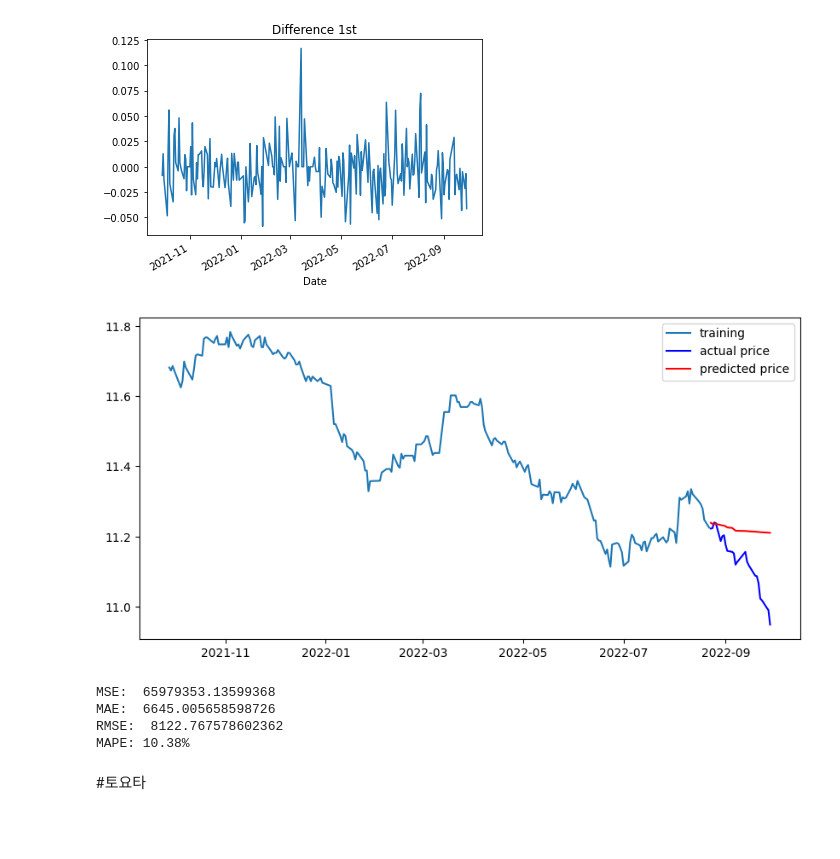
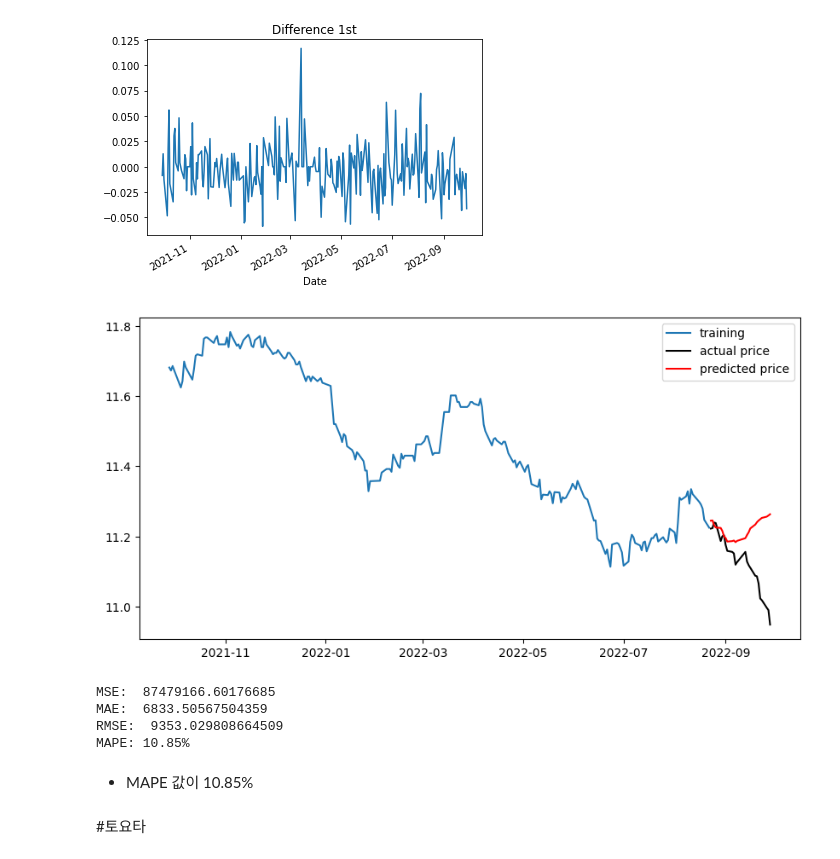
Before and after one commit to fmfmsd/Chamchee, a Jupyter notebook: Exploration/Ex4/Exploration4.ipynb, the cells around one changed output. Drawn from its saved outputs; the diff is of its cells as text; code cells hidden in the pictures; blank space fills up the shorter version.

```diff
--- a/Exploration/Ex4/Exploration4.ipynb
+++ b/Exploration/Ex4/Exploration4.ipynb
@@ -432,3 +431,13 @@ plt.show()
 # %% [output]
 [figure]
 [figure]
+# %%
+import warnings
+warnings.filterwarnings('ignore') #경고 무시
+
+from statsmodels.tsa.arima.model import ARIMA
+# Build Model
+model = ARIMA(train_data, order=(3, 0, 19)) #모수(AR상에서 절단점 p = 3, ACF기준 q값이 19)
+fitted_m = model.fit()
+
+print(fitted_m.summary())
@@ -465,19 +492,19 @@ dtype: float64
 # %%
 #Forecast : 결과가 fc에 담깁니다.
 fc = fitted_m.forecast(len(test_data), alpha=0.05)  #95% conf
 fc = np.array(fc)
 #Make as pandas series
 fc_series = pd.Series(fc, index=test_data.index)   #예측결과
 
 #Plot0
 plt.figure(figsize=(10,5), dpi=100)
 plt.plot(train_data, label='training')
-plt.plot(test_data, c='b', label='actual price')
+plt.plot(test_data, c='k', label='actual price')
 plt.plot(fc_series, c='r',label='predicted price')
 plt.legend()
 plt.show()
 # %% [output]
-[figure, old version]
+[figure, new version]
 # %%
 from sklearn.metrics import mean_squared_error, mean_absolute_error
 import math
@@ -494,10 +521,12 @@ print('RMSE: ', rmse)
 mape = np.mean(np.abs(np.exp(fc) - np.exp(test_data))/np.abs(np.exp(test_data)))
 print('MAPE: {:.2f}%'.format(mape*100))
 # %% [output]
-MSE:  65979353.13599368
-MAE:  6645.005658598726
-RMSE:  8122.767578602362
-MAPE: 10.38%
+MSE:  87479166.60176685
+MAE:  6833.50567504359
+RMSE:  9353.029808664509
+MAPE: 10.85%
+# %% [markdown]
+*  MAPE 값이 10.85%
 # %% [markdown]
 #토요타
 # %%
```
Also changed, not shown: parts of 38 cells of this notebook.
